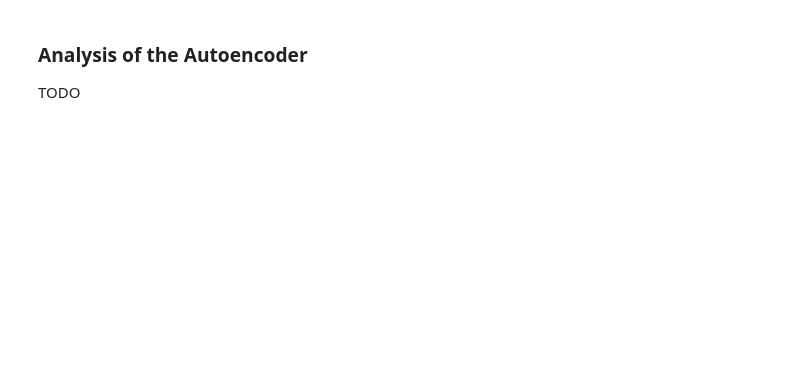
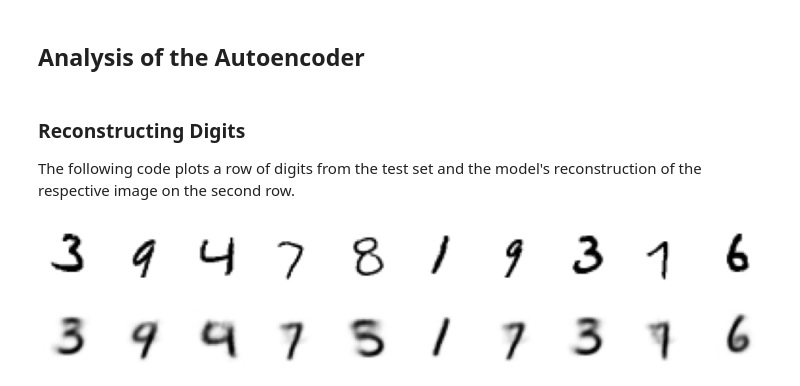
Before and after one commit to DCtheTall/generative-deep-learning, a Jupyter notebook: 3-variational-autoencoders/Autoencoders.ipynb, the cells around one changed output. Drawn from its saved outputs; the diff is of its cells as text; code cells hidden in the pictures; blank space fills up the shorter version.

Commit message:
finish autoencoder section

```diff
--- a/3-variational-autoencoders/Autoencoders.ipynb
+++ b/3-variational-autoencoders/Autoencoders.ipynb
@@ -108,8 +133,3 @@ Total params: 200,963
 Trainable params: 200,963
 Non-trainable params: 0
 _________________________________________________________________
-# %%
-# TODO set up checkpoints in Drive and train for 200 epochs.
-
-autoencoder.compile(learning_rate=0.0005)
-autoencoder.fit(X_train, X_train, epochs=10, batch_size=32)
@@ -116,4 +138,41 @@ autoencoder.fit(X_train, X_train, epochs=10, batch_size=32)
+# %%
+# The path to save the model weights to in Drive.
+checkpoint_path = '/content/gdrive/My Drive/gdl_models/autoencoder.hdf5'
+autoencoder.compile(learning_rate=0.0005)
+# %%
+# Train the model. I removed the logs to remove visual noise.
+
+autoencoder.fit(X_train, X_train, epochs=200, batch_size=32,
+                checkpoint_path=checkpoint_path)
 # %% [markdown]
-### Analysis of the Autoencoder
-
-TODO
+## Analysis of the Autoencoder
+# %%
+# Load the model from the checkpoint.
+
+autoencoder.load(checkpoint_path)
+# %% [markdown]
+### Reconstructing Digits
+
+The following code plots a row of digits from the test set and the model's reconstruction of the respective image on the second row.
+# %%
+import matplotlib.pyplot as plt
+
+n_to_show = 10
+example_idx = np.random.choice(range(len(X_test)), n_to_show)
+
+X_pred = autoencoder.model.predict(X_test[example_idx])
+
+fig = plt.figure(figsize=(15, 3))
+fig.subplots_adjust(hspace=0.4, wspace=0.4)
+
+for i, x in enumerate(X_test[example_idx]):
+  ax = fig.add_subplot(2, n_to_show, i + 1)
+  ax.axis('off')
+  ax.imshow(x.squeeze(), cmap='gray_r')
+
+for i, x in enumerate(X_pred):
+  ax = fig.add_subplot(2, n_to_show, n_to_show + i + 1)
+  ax.axis('off')
+  ax.imshow(x.squeeze(), cmap='gray_r')
+# %% [output]
+[figure, added]
```
Also changed, not shown: parts of 10 cells of this notebook.
